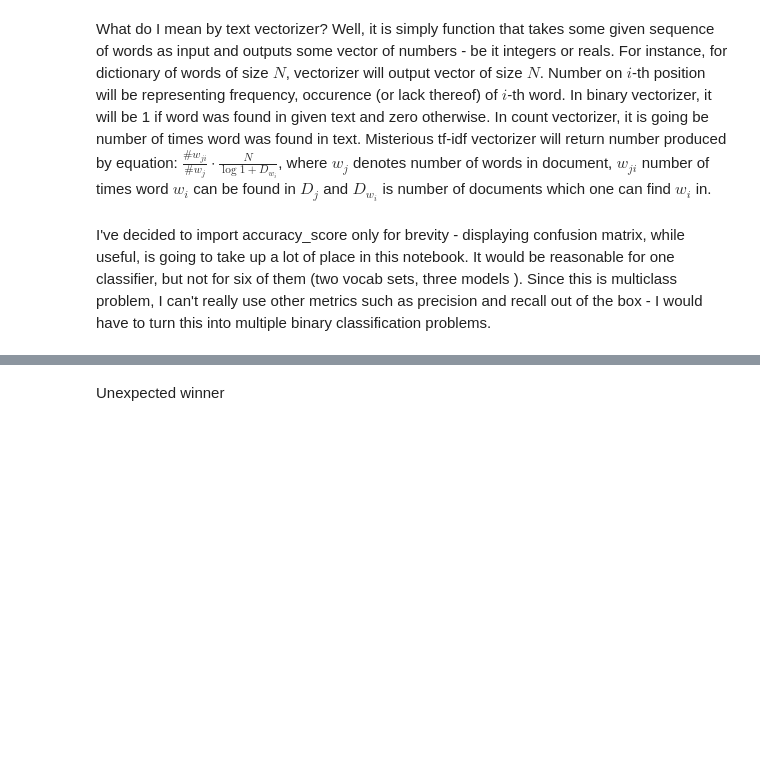
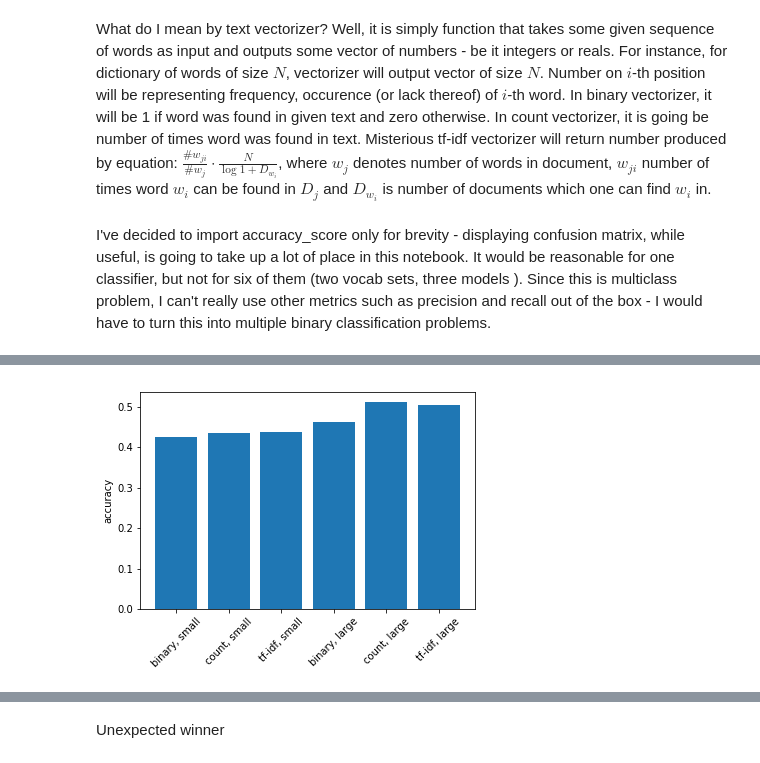
Before and after one commit to czlowiekrakieta/oxford-nlp, a Jupyter notebook: sentiment.ipynb, the cells around one changed output, grey strips where cells are left out. Cells and saved outputs as stored; diff of their text form; code cells hidden in the pictures; blank space fills up the shorter version.

```diff
--- a/sentiment.ipynb
+++ b/sentiment.ipynb
@@ -27 +22,3 @@ data = x_train, y_train, x_test, y_test
+# %%
+data = X, y
 # %%
@@ -54,13 +48,13 @@ from sklearn.feature_selection import chi2, mutual_info_classif
 # %% [markdown]
 First things first, I can't really use all the words. Many of them occurs only once, so it would be basically relying on chance. I have to assert that every $P( w = w_i, l = l_j )$ is greater than zero, at the very least.
 # %%
-word_counts = utils.count_words(x_train)
+word_counts = utils.count_words(X)
 # %%
-proportions_dict = utils.calculate_probs_occurence(word_counts.keys(), x_train, y_train)
+proportions_dict = utils.calculate_probs_occurence(word_counts.keys(), X, y)
 # %% [markdown]
 Let's check number of words fulfilling the condition of having at least 20 occurences in every class. Apart from that, I will test for showing up in at least ten percent of documents.
 # %%
-perc_threshold = int(len(x_train)/10)
+perc_threshold = int(len(X)/10)
 occ_threshold = 20
 # %%
 at_least_occ = list(filter(lambda x: np.all(proportions_dict[x] > occ_threshold), proportions_dict.keys()))
@@ -133,3 +137,12 @@ overall_scores
+# %%
+xticks = ['{model}, {vocab}'.format(model=model, vocab=vocab) for vocab in ['small', 'large'] for model in ['binary', 'count', 'tf-idf']]
+
+plt.bar(range(1,7), [x['accuracy'] for x in overall_scores])
+plt.xticks(range(1,7), xticks, rotation=45)
+plt.ylabel('accuracy')
+plt.show()
+# %% [output]
+[figure, added]
 # %%
 score, pip = utils.train_test_pipeline(vectorizer=BinaryVectorizer, model=MultinomialNB, vocabulary=at_least_threshold, data=data)
 # %%
```
Also changed, not shown: parts of 126 cells of this notebook, 3 other files.
